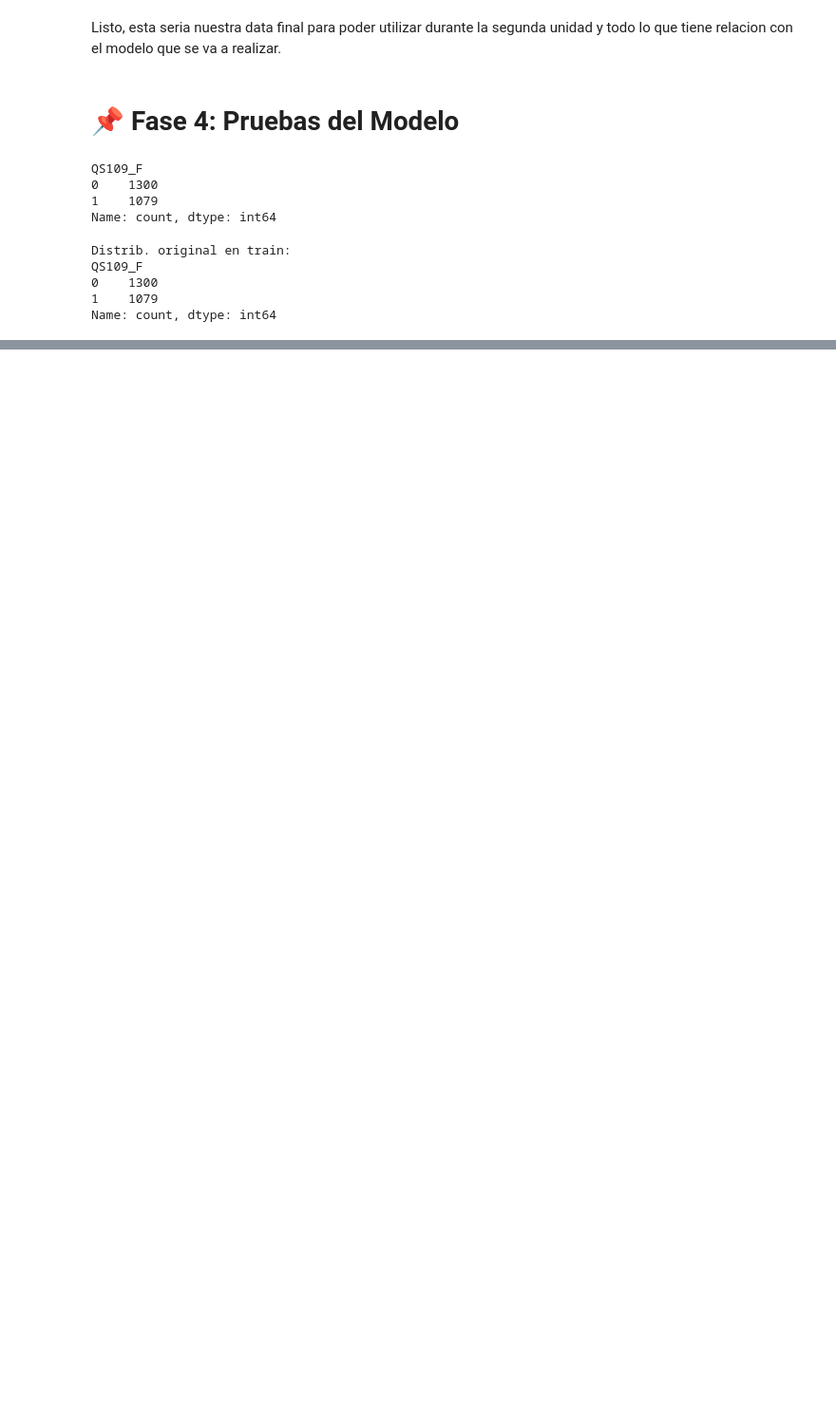
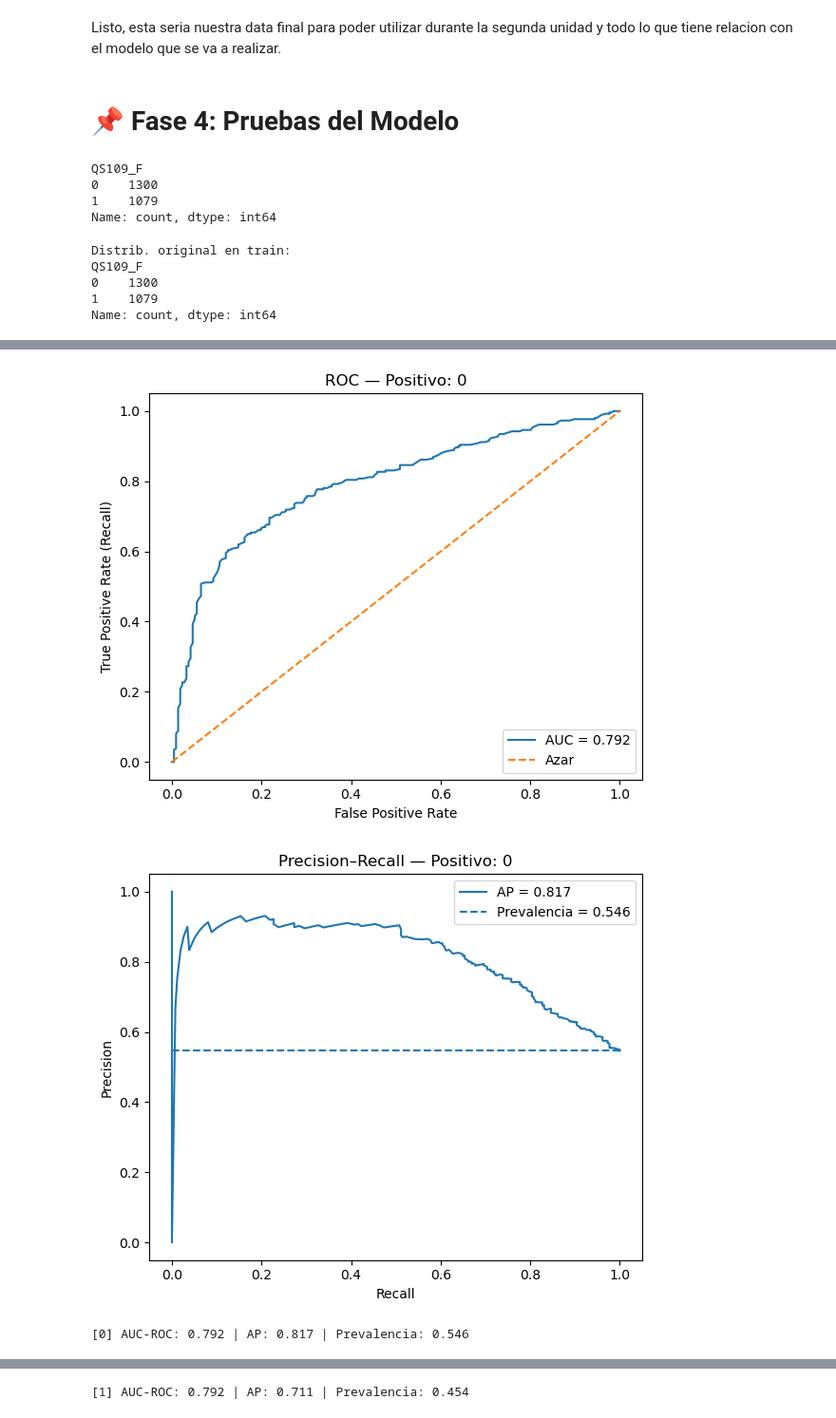
Before and after one commit to PieroLan/proyecto-data-mineria, a Jupyter notebook: notebooks/proyecto-grupal/procesamiento_data_diabetes.ipynb, the cells around one changed output, grey strips where cells are left out. Shown at 95% size. Saved outputs shown, nothing was run; the diff lists cells and outputs as text; code cells hidden in the pictures; blank space fills up the shorter version.

```diff
--- a/notebooks/proyecto-grupal/procesamiento_data_diabetes.ipynb
+++ b/notebooks/proyecto-grupal/procesamiento_data_diabetes.ipynb
@@ -1564,0 +1573,56 @@ print(f"[BINARIO] AUC-ROC: {roc_auc:.3f} | AP (área PR): {ap:.3f} | Prevalencia
+# %%
+# ==========================
+# ROC y PR para ambas clases (binario)
+# Requiere: pipe entrenado, X_test, y_test
+# ==========================
+import numpy as np
+import matplotlib.pyplot as plt
+from sklearn.metrics import roc_curve, auc, precision_recall_curve, average_precision_score
+
+def roc_pr_for_class(pipe, X_test, y_test, pos_label):
+    model = pipe.named_steps["model"]
+    classes = model.classes_
+    assert pos_label in classes, f"{pos_label} no está en {classes}"
+    pos_idx = int(np.where(classes == pos_label)[0][0])
+    y_score = pipe.predict_proba(X_test)[:, pos_idx]
+    prevalence = float((y_test == pos_label).mean())
+
+    # ROC
+    fpr, tpr, _ = roc_curve(y_test, y_score, pos_label=pos_label)
+    auc_roc = auc(fpr, tpr)
+
+    # PR
+    prec, rec, _ = precision_recall_curve(y_test, y_score, pos_label=pos_label)
+    ap = average_precision_score(y_test, y_score, pos_label=pos_label)
+
+    # Graficar ROC
+    plt.figure(figsize=(6,5))
+    plt.plot(fpr, tpr, label=f"AUC = {auc_roc:.3f}")
+    plt.plot([0,1],[0,1],"--", label="Azar")
+    plt.xlabel("False Positive Rate")
+    plt.ylabel("True Positive Rate (Recall)")
+    plt.title(f"ROC — Positivo: {pos_label}")
+    plt.legend(loc="lower right")
+    plt.tight_layout()
+    plt.show()
+
+    # Graficar PR
+    plt.figure(figsize=(6,5))
+    plt.plot(rec, prec, label=f"AP = {ap:.3f}")
+    plt.hlines(prevalence, 0, 1, linestyles="--", label=f"Prevalencia = {prevalence:.3f}")
+    plt.xlabel("Recall")
+    plt.ylabel("Precision")
+    plt.title(f"Precision–Recall — Positivo: {pos_label}")
+    plt.legend(loc="upper right")
+    plt.tight_layout()
+    plt.show()
+
+    print(f"[{pos_label}] AUC-ROC: {auc_roc:.3f} | AP: {ap:.3f} | Prevalencia: {prevalence:.3f}")
+
+# Ejecutar para ambas clases:
+for lbl in pipe.named_steps["model"].classes_:
+    roc_pr_for_class(pipe, X_test, y_test, pos_label=lbl)
+# %% [output]
+[figure, added]
+[figure, added]
+[0] AUC-ROC: 0.792 | AP: 0.817 | Prevalencia: 0.546
@@ -1564,0 +1631 @@ print(f"[BINARIO] AUC-ROC: {roc_auc:.3f} | AP (área PR): {ap:.3f} | Prevalencia
+[1] AUC-ROC: 0.792 | AP: 0.711 | Prevalencia: 0.454
```
Also changed, not shown: parts of 8 cells of this notebook.
